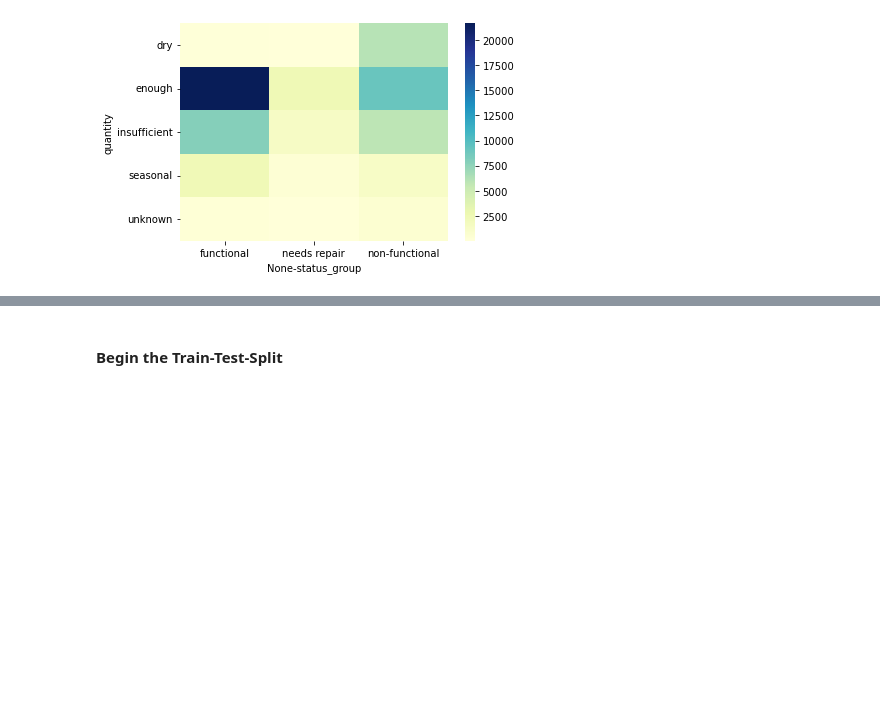
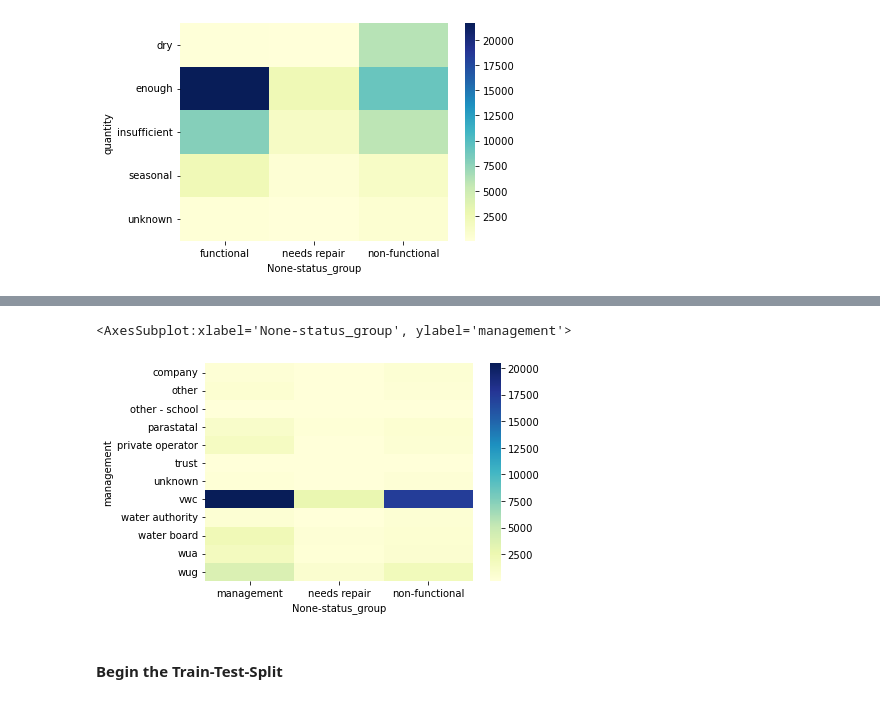
Before and after one commit to OlgertHasko/Tanzanian-Water-Wells, a Jupyter notebook: Madoria's Journal.ipynb, the cells around one changed output, grey strips where cells are left out. Drawn from its saved outputs; the diff is of its cells as text; code cells hidden in the pictures; blank space fills up the shorter version.

Commit message:
'management pivot'

```diff
--- a/Madoria's Journal.ipynb
+++ b/Madoria's Journal.ipynb
@@ -300,3 +300,8 @@ sns.heatmap(piv_table3, xticklabels= ['functional', 'needs repair', 'non-functio
 # %% [output]
 <AxesSubplot:xlabel='None-status_group', ylabel='quantity'>
 [figure]
+# %%
+piv_df= train_clean[['management','status_group', 'region_code']]
+piv_table4 = piv_df.pivot_table(index='management',
+                           columns='status_group', aggfunc='count')
+piv_table4
@@ -303,3 +324,8 @@ sns.heatmap(piv_table3, xticklabels= ['functional', 'needs repair', 'non-functio
+# %%
+sns.heatmap(piv_table4, xticklabels= ['management', 'needs repair', 'non-functional'], cmap='YlGnBu')
+# %% [output]
+<AxesSubplot:xlabel='None-status_group', ylabel='management'>
+[figure, added]
 # %% [markdown]
 #### Begin the Train-Test-Split
 # %%
```
Also changed, not shown: parts of 1 cell of this notebook.
